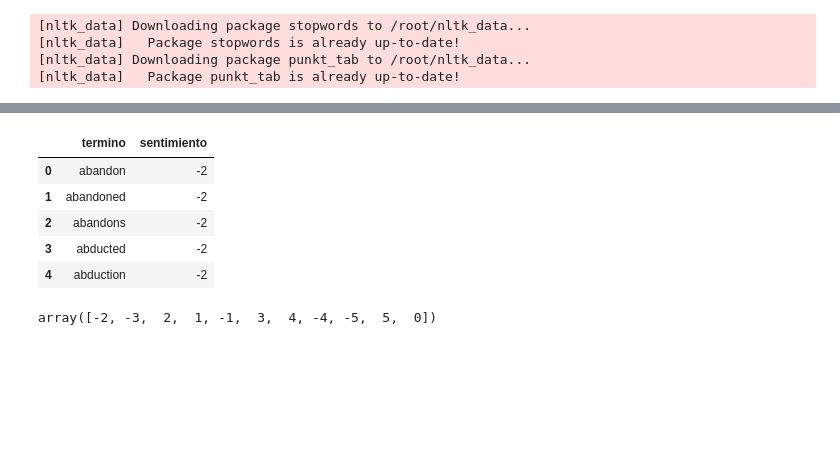
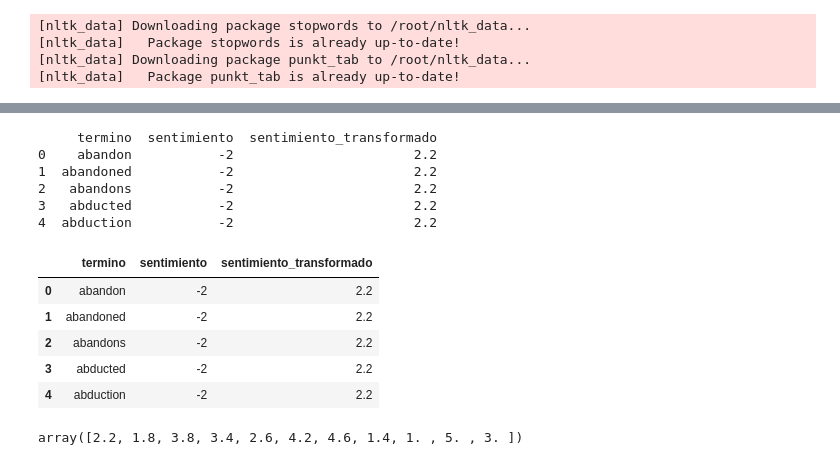
Before and after one commit to christiangarza1505813/PCD, a Jupyter notebook: Tarea_2.ipynb, the cells around one changed output, grey strips where cells are left out. Cells and saved outputs as stored; diff of their text form; code cells hidden in the pictures; blank space fills up the shorter version.

```diff
--- a/Tarea_2.ipynb
+++ b/Tarea_2.ipynb
@@ -256,18 +264,29 @@ df_filtered_ex.head()
 # %%
 lexicon = pd.read_table(
             'https://raw.githubusercontent.com/fnielsen/afinn/master/afinn/data/AFINN-en-165.txt',
             names = ['termino', 'sentimiento']
           )
+# Transformar los valores de sentimiento de -5 a 5 a una escala de 1 a 5
+lexicon['sentimiento_transformado'] = 1 + ((lexicon['sentimiento'] + 5) / 2.5)
+
+# Verificar el resultado
+print(lexicon.head())
 lexicon.head()
 # %% [output]
+     termino  sentimiento  sentimiento_transformado
+0    abandon           -2                       2.2
+1  abandoned           -2                       2.2
+2   abandons           -2                       2.2
+3   abducted           -2                       2.2
+4  abduction           -2                       2.2
-|  | termino | sentimiento |
-| 0 | abandon | -2 |
-| 1 | abandoned | -2 |
-| 2 | abandons | -2 |
-| 3 | abducted | -2 |
-| 4 | abduction | -2 |
+|  | termino | sentimiento | sentimiento_transformado |
+| 0 | abandon | -2 | 2.2 |
+| 1 | abandoned | -2 | 2.2 |
+| 2 | abandons | -2 | 2.2 |
+| 3 | abducted | -2 | 2.2 |
+| 4 | abduction | -2 | 2.2 |
 # %%
-lexicon["sentimiento"].unique()
+lexicon["sentimiento_transformado"].unique()
 # %% [output]
-array([-2, -3,  2,  1, -1,  3,  4, -4, -5,  5,  0])
+array([2.2, 1.8, 3.8, 3.4, 2.6, 4.2, 4.6, 1.4, 1. , 5. , 3. ])
 # %%
```
Also changed, not shown: parts of 15 cells of this notebook.
